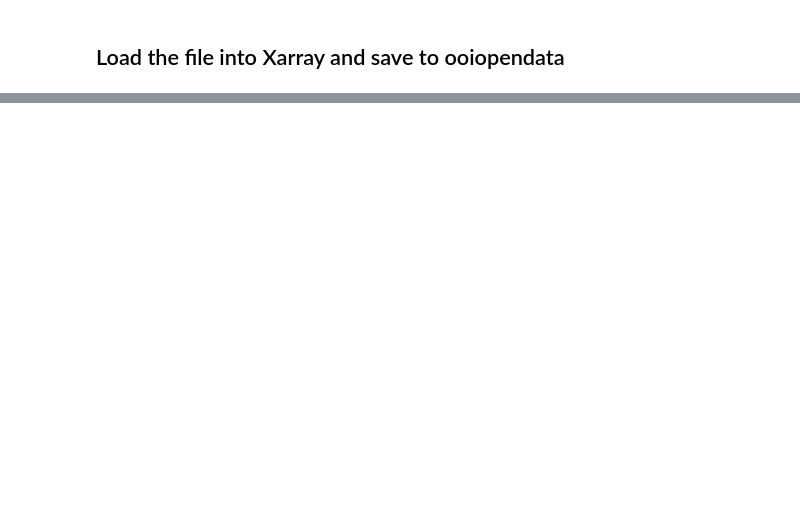
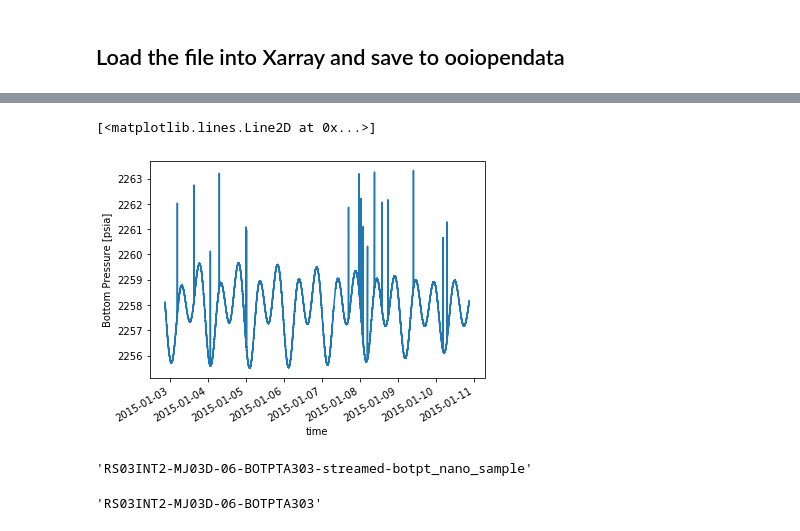
Before and after one commit to ooicloud/ooi-opendata, a Jupyter notebook: notebooks/botpt.ipynb, the cells around one changed output, grey strips where cells are left out. Drawn from its saved outputs; the diff is of its cells as text; code cells hidden in the pictures; blank space fills up the shorter version.

```diff
--- a/notebooks/botpt.ipynb
+++ b/notebooks/botpt.ipynb
@@ -45,6 +44,7 @@ import logging
 logging.getLogger("azure.storage").setLevel(logging.CRITICAL)
 # %%
 ds = xr.open_dataset(netcdf_filename)
+ds = ds.swap_dims({'obs': 'time'})
 ds
 # %% [output]
 <xarray.Dataset>
@@ -68,0 +86,13 @@ ds
+# %%
+ds['bottom_pressure'].plot()
+# %% [output]
+[<matplotlib.lines.Line2D at 0x...>]
+[figure, added]
+# %%
+ds.source
+# %% [output]
+'RS03INT2-MJ03D-06-BOTPTA303-streamed-botpt_nano_sample'
+# %%
+'%s-%s-%s' % (ds.subsite,ds.node,ds.sensor)
+# %% [output]
+'RS03INT2-MJ03D-06-BOTPTA303'
```
Also changed, not shown: parts of 7 cells of this notebook.
